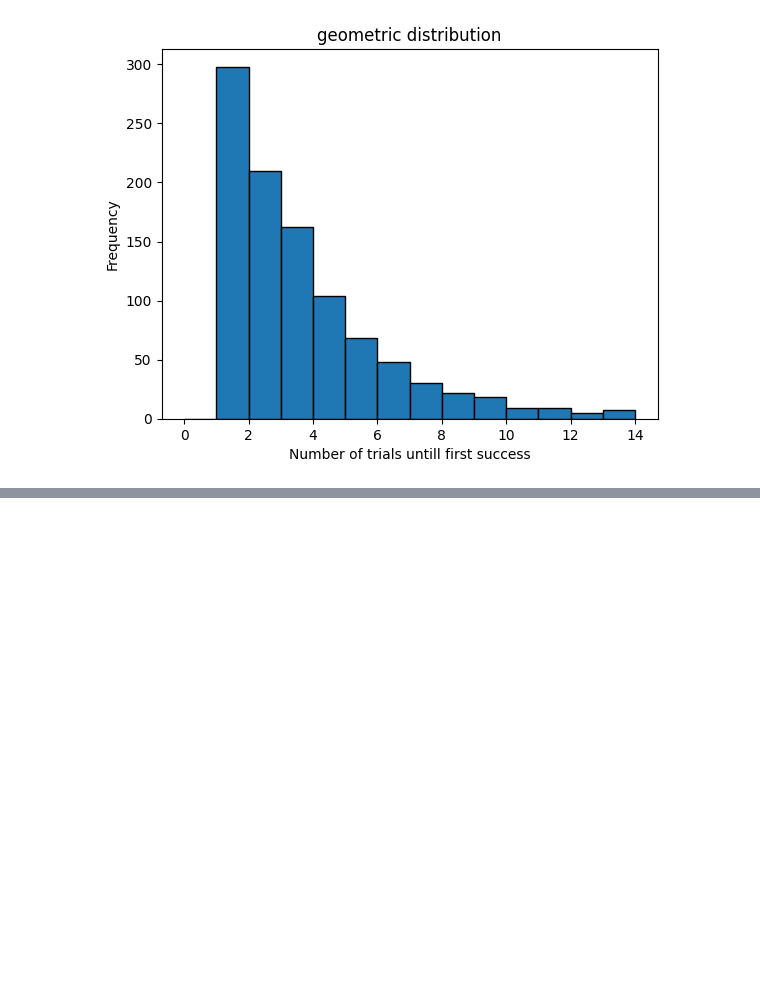
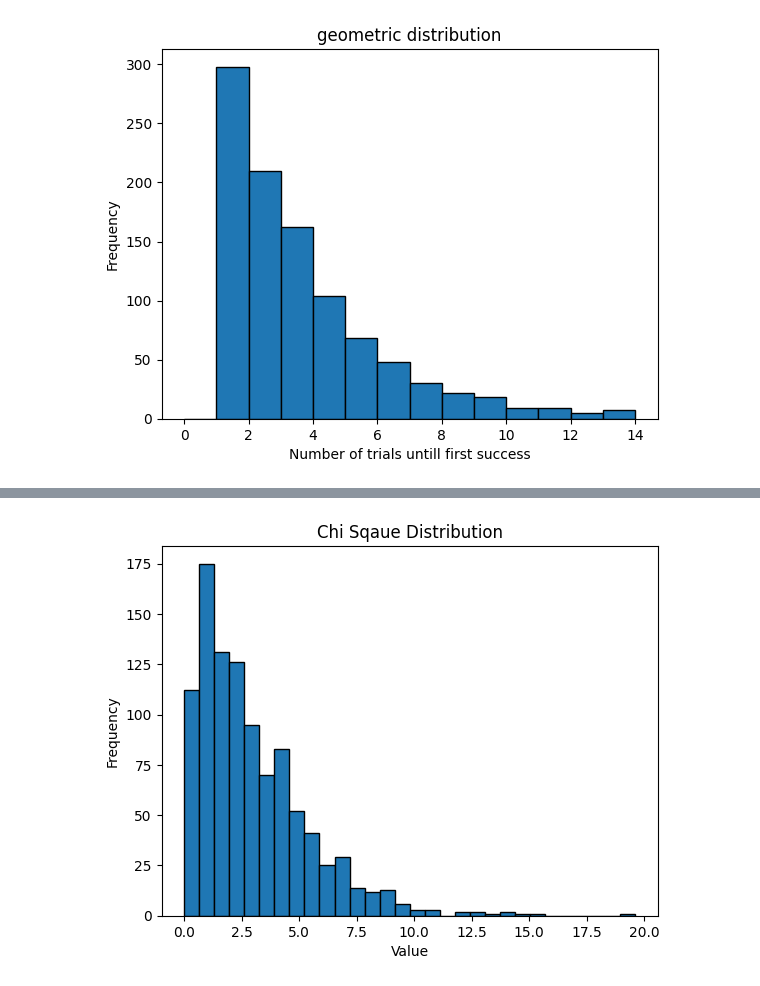
Before and after one commit to Spap123/DIG-Classes, a Jupyter notebook: 19th Nov Batch - Current/Class_14.01.24_Distribution_Probability.ipynb, the cells around one changed output, grey strips where cells are left out. Cells and saved outputs as stored; diff of their text form; code cells hidden in the pictures; blank space fills up the shorter version.

```diff
--- a/19th Nov Batch - Current/Class_14.01.24_Distribution_Probability.ipynb
+++ b/19th Nov Batch - Current/Class_14.01.24_Distribution_Probability.ipynb
@@ -86,0 +215,11 @@ plt.show()
+# %%
+df = 3
+data_chi_square = np.random.chisquare(df,size = 1000)
+
+plt.hist(data_chi_square , bins = 30 ,edgecolor = 'black')
+plt.title('Chi Sqaue Distribution')
+plt.xlabel('Value')
+plt.ylabel('Frequency')
+plt.show()
+# %% [output]
+[figure, added]
```
Also changed, not shown: parts of 6 cells of this notebook.
